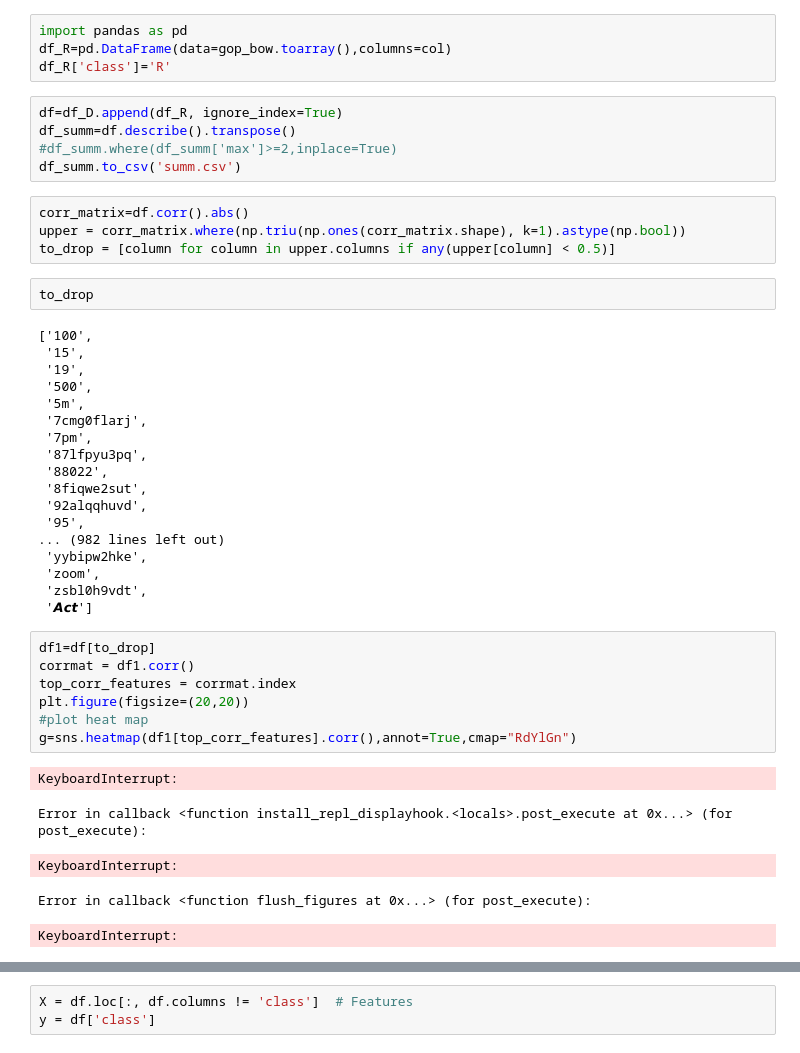
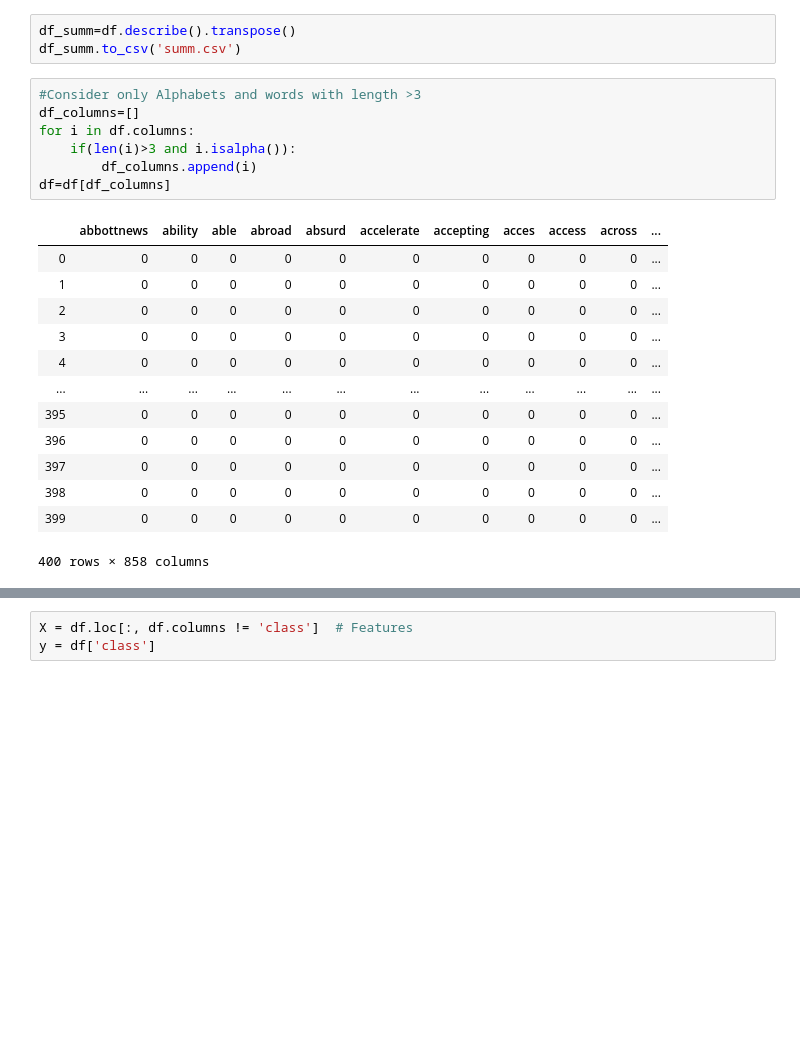
Before and after one commit to nspranav/The-Pollsters, a Jupyter notebook: countvectorizer.ipynb, the cells around one changed output, grey strips where cells are left out. Drawn from its saved outputs; the diff is of its cells as text; blank space fills up the shorter version.

```diff
--- a/countvectorizer.ipynb
+++ b/countvectorizer.ipynb
@@ -31,49 +36,27 @@ df_D['class']='D'
-# %%
-import pandas as pd
-df_R=pd.DataFrame(data=gop_bow.toarray(),columns=col)
-df_R['class']='R'
 # %%
-df=df_D.append(df_R, ignore_index=True)
 df_summ=df.describe().transpose()
-#df_summ.where(df_summ['max']>=2,inplace=True)
 df_summ.to_csv('summ.csv')
-# %%
-corr_matrix=df.corr().abs()
-upper = corr_matrix.where(np.triu(np.ones(corr_matrix.shape), k=1).astype(np.bool))
-to_drop = [column for column in upper.columns if any(upper[column] < 0.5)]
-# %%
-to_drop
-# %% [output]
-['100',
- '15',
- '19',
- '500',
- '5m',
- '7cmg0flarj',
- '7pm',
- '87lfpyu3pq',
- '88022',
- '8fiqwe2sut',
- '92alqqhuvd',
- '95',
-... (982 lines left out)
- 'yybipw2hke',
- 'zoom',
- 'zsbl0h9vdt',
- '𝘼𝙘𝙩']
-# %%
-df1=df[to_drop]
-corrmat = df1.corr()
-top_corr_features = corrmat.index
-plt.figure(figsize=(20,20))
-#plot heat map
-g=sns.heatmap(df1[top_corr_features].corr(),annot=True,cmap="RdYlGn")
-# %% [output]
-KeyboardInterrupt:
-Error in callback <function install_repl_displayhook.<locals>.post_execute at 0x...> (for post_execute):
-KeyboardInterrupt:
-Error in callback <function flush_figures at 0x...> (for post_execute):
-KeyboardInterrupt:
+# %%
+#Consider only Alphabets and words with length >3
+df_columns=[]
+for i in df.columns:
+    if(len(i)>3 and i.isalpha()):
+        df_columns.append(i)
+df=df[df_columns]
+# %% [output]
+|  | abbottnews | ability | able | abroad | absurd | accelerate | accepting | acces | access | across | ... |
+| 0 | 0 | 0 | 0 | 0 | 0 | 0 | 0 | 0 | 0 | 0 | ... |
+| 1 | 0 | 0 | 0 | 0 | 0 | 0 | 0 | 0 | 0 | 0 | ... |
+| 2 | 0 | 0 | 0 | 0 | 0 | 0 | 0 | 0 | 0 | 0 | ... |
+| 3 | 0 | 0 | 0 | 0 | 0 | 0 | 0 | 0 | 0 | 0 | ... |
+| 4 | 0 | 0 | 0 | 0 | 0 | 0 | 0 | 0 | 0 | 0 | ... |
+| ... | ... | ... | ... | ... | ... | ... | ... | ... | ... | ... | ... |
+| 395 | 0 | 0 | 0 | 0 | 0 | 0 | 0 | 0 | 0 | 0 | ... |
+| 396 | 0 | 0 | 0 | 0 | 0 | 0 | 0 | 0 | 0 | 0 | ... |
+| 397 | 0 | 0 | 0 | 0 | 0 | 0 | 0 | 0 | 0 | 0 | ... |
+| 398 | 0 | 0 | 0 | 0 | 0 | 0 | 0 | 0 | 0 | 0 | ... |
+| 399 | 0 | 0 | 0 | 0 | 0 | 0 | 0 | 0 | 0 | 0 | ... |
+400 rows × 858 columns
 # %%
 from sklearn.feature_selection import SelectKBest
 from sklearn.feature_selection import chi2
```
Also changed, not shown: parts of 13 cells of this notebook.
